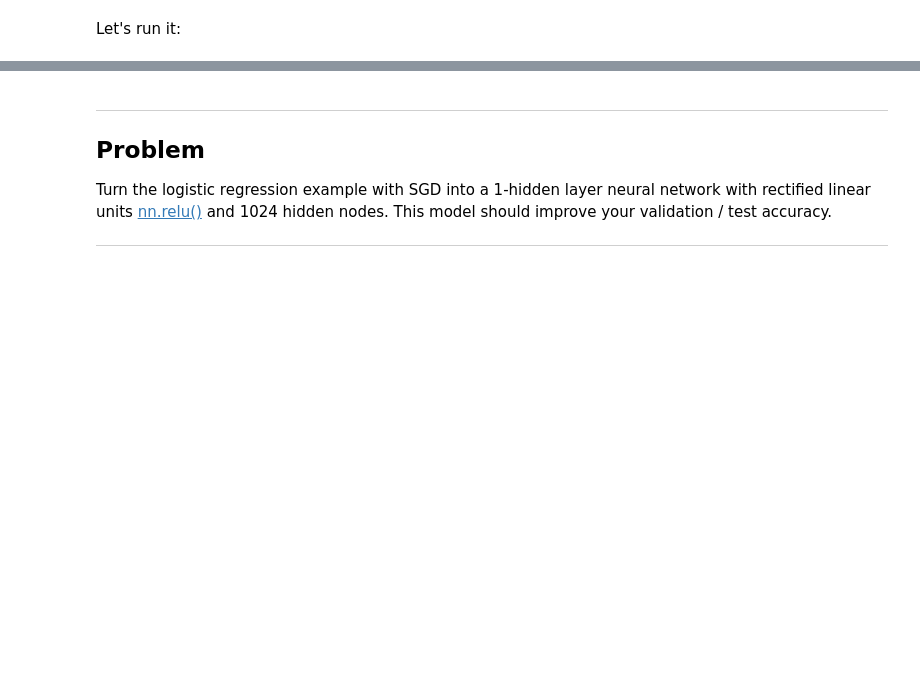
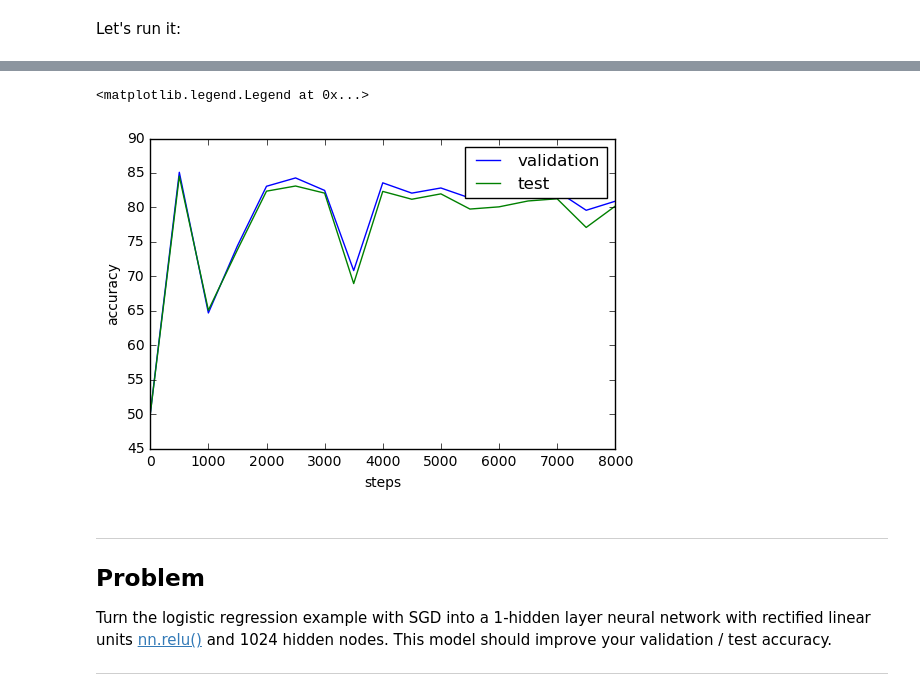
Before and after one commit to mabelvj/the-marinexplore-and-cornell-university-whale-detection-challenge, a Jupyter notebook: main_step2.ipynb, the cells around one changed output, grey strips where cells are left out. Cells and saved outputs as stored; diff of their text form; code cells hidden in the pictures; blank space fills up the shorter version.

```diff
--- a/main_step2.ipynb
+++ b/main_step2.ipynb
@@ -164,14 +196,14 @@ with graph.as_default():
   # Input data. For the training data, we use a placeholder that will be fed
   # at run time with a training minibatch.
   tf_train_dataset = tf.placeholder(tf.float32,
-                                    shape=(batch_size, image_size * image_size))
+                                    shape=(batch_size, image_width * image_height))
   tf_train_labels = tf.placeholder(tf.float32, shape=(batch_size, num_labels))
   tf_valid_dataset = tf.constant(valid_dataset)
   tf_test_dataset = tf.constant(test_dataset)
 
   # Variables.
   weights = tf.Variable(
-    tf.truncated_normal([image_size * image_size, num_labels]))
+    tf.truncated_normal([image_width * image_height, num_labels]))
   biases = tf.Variable(tf.zeros([num_labels]))
 
   # Training computation.
@@ -190,8 +222,10 @@ with graph.as_default():
 # %% [markdown]
 Let's run it:
 # %%
-num_steps = 3001
-
+num_steps = 8001
+valid_accuracy = []
+test_accuracy = []
+pred_step = []
 
 with tf.Session(graph=graph) as session:
   tf.initialize_all_variables().run()
@@ -216,6 +250,11 @@ with tf.Session(graph=graph) as session:
       print("Minibatch accuracy: %.1f%%" % accuracy(predictions, batch_labels))
       print("Validation accuracy: %.1f%%" % accuracy(
         valid_prediction.eval(), valid_labels))
+      valid_accuracy.append(accuracy(
+        valid_prediction.eval(), valid_labels))
+      test_accuracy.append(accuracy(
+        test_prediction.eval(), test_labels))
+      pred_step.append(step)
   print("Test accuracy: %.1f%%" % accuracy(test_prediction.eval(), test_labels))
 # %% [output]
 Initialized
@@ -223,3 +277,12 @@ IndexError: too many indices for array
+# %%
+plt.plot(pred_step,valid_accuracy, label= 'validation')
+plt.plot(pred_step,test_accuracy, label= 'test')
+plt.xlabel('steps')
+plt.ylabel('accuracy')
+plt.legend()
+# %% [output]
+<matplotlib.legend.Legend at 0x...>
+[figure, added]
 # %% [markdown]
 ---
 Problem
```
Also changed, not shown: parts of 8 cells of this notebook, 4 other files.
